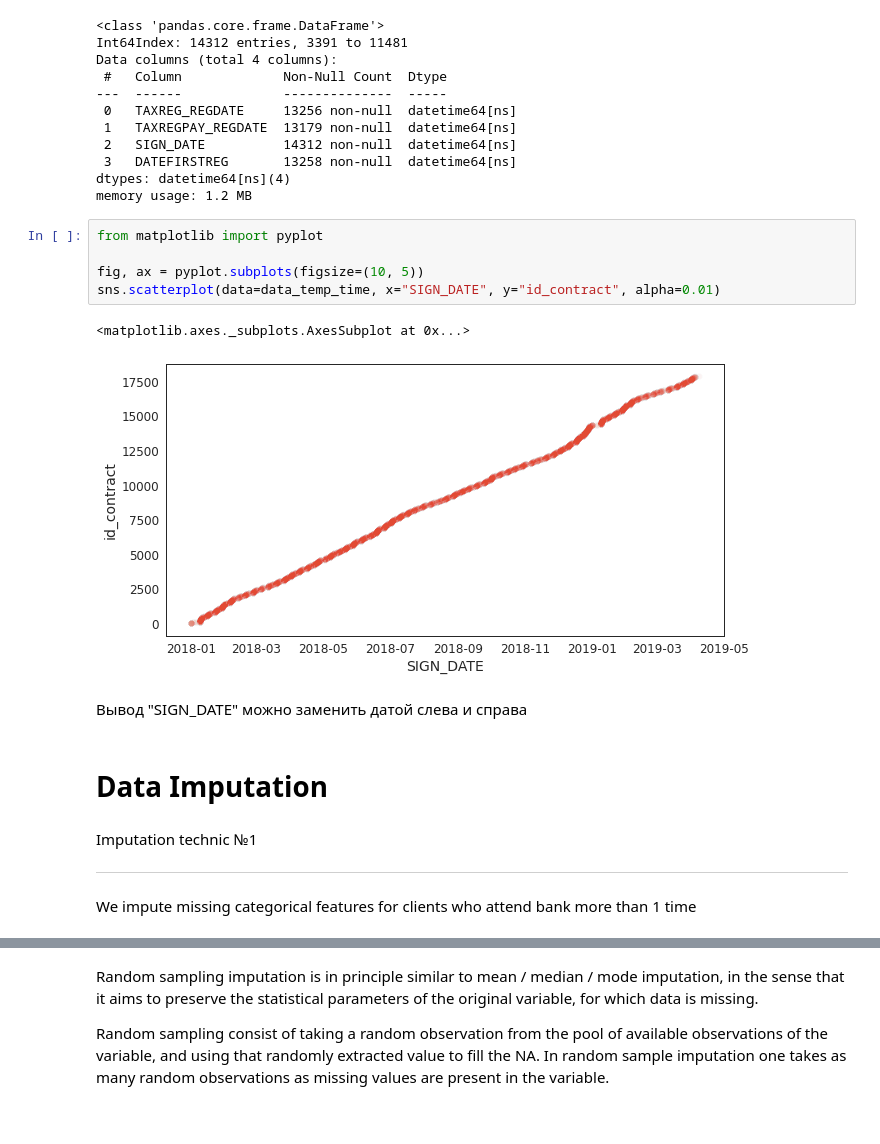
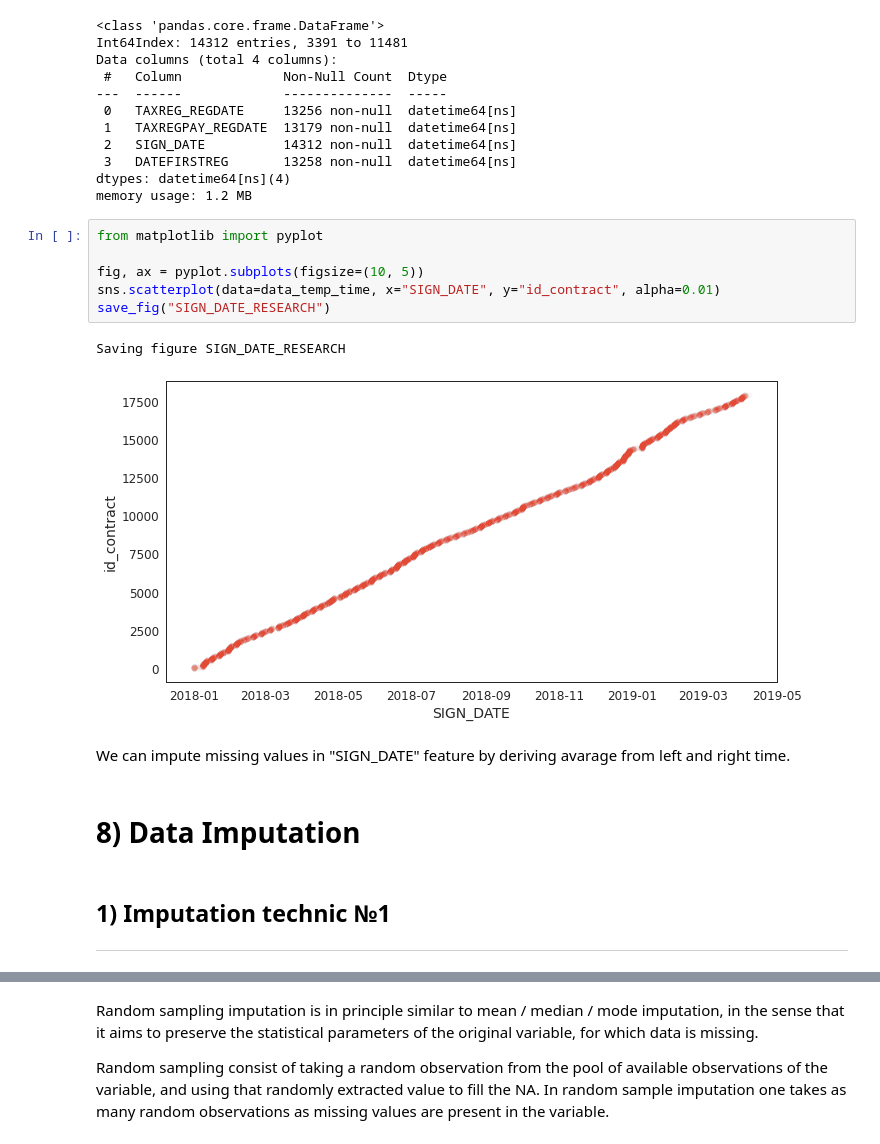
Before and after one commit to Osmanov-Bairam/MKB_BANK, a Jupyter notebook: Model_MKB.ipynb, the cells around one changed output, grey strips where cells are left out. Cells and saved outputs as stored; diff of their text form.

```diff
--- a/Model_MKB.ipynb
+++ b/Model_MKB.ipynb
@@ -323,18 +364,17 @@ memory usage: 1.2 MB
 # %%
 from matplotlib import pyplot
 
 fig, ax = pyplot.subplots(figsize=(10, 5))
 sns.scatterplot(data=data_temp_time, x="SIGN_DATE", y="id_contract", alpha=0.01)
+save_fig("SIGN_DATE_RESEARCH")
 # %% [output]
-<matplotlib.axes._subplots.AxesSubplot at 0x...>
+Saving figure SIGN_DATE_RESEARCH
-[figure, old version]
+[figure, new version]
-# %% [markdown]
-Вывод "SIGN_DATE" можно заменить датой слева и справа
+# %% [markdown]
+We can impute missing values in "SIGN_DATE" feature by deriving avarage from left and right time.
 # %% [markdown]
-# Data Imputation
+# 8) Data Imputation
 # %% [markdown]
-Imputation technic №1
+## 1) Imputation technic №1
 
 ---
-# %% [markdown]
-We impute missing categorical features for clients who attend bank more than 1 time
```
Also changed, not shown: parts of 173 cells of this notebook.
